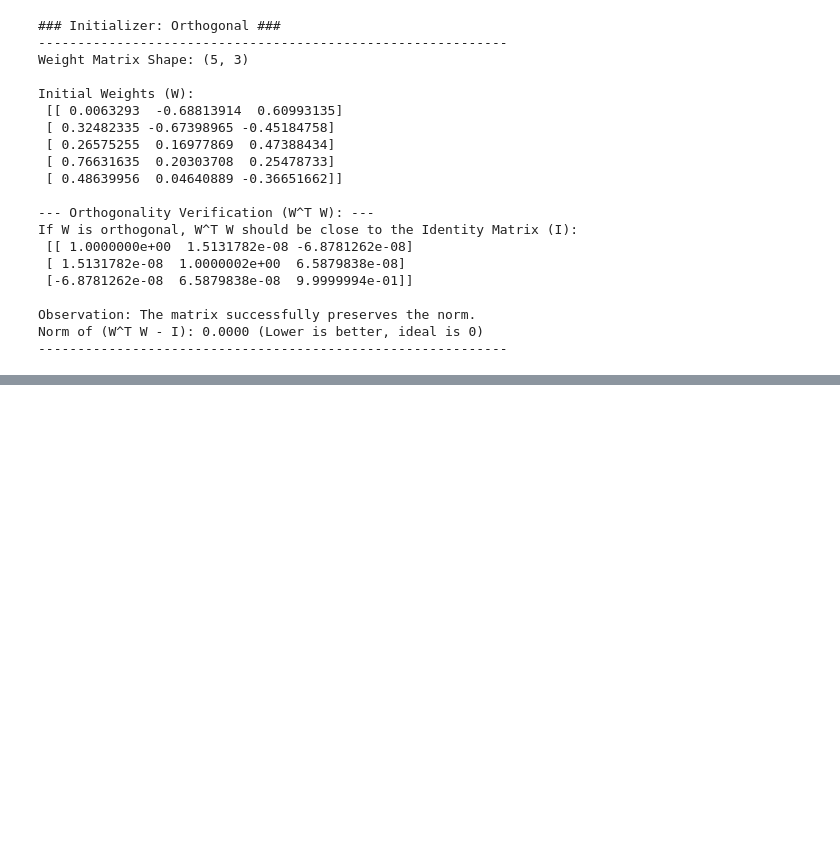
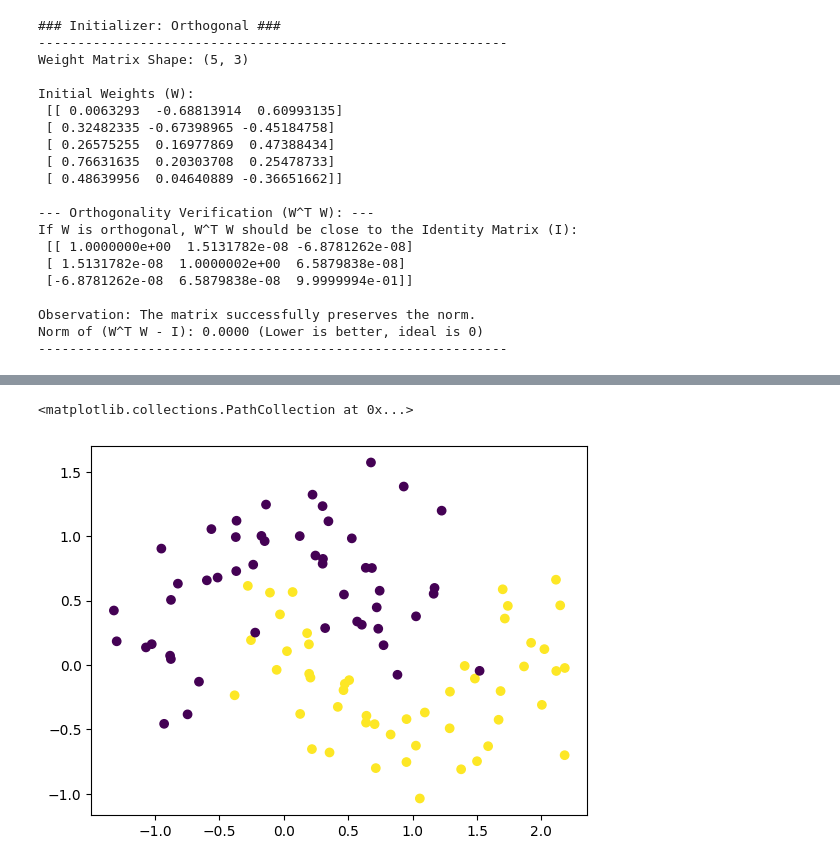
Before and after one commit to Naman-Agrawal19/DL, a Jupyter notebook: weight_initialization_techniques.ipynb, the cells around one changed output, grey strips where cells are left out. Cells and saved outputs as stored; diff of their text form; code cells hidden in the pictures; blank space fills up the shorter version.

```diff
--- a/weight_initialization_techniques.ipynb
+++ b/weight_initialization_techniques.ipynb
@@ -691,0 +701,3 @@ Norm of (W^T W - I): 0.0000 (Lower is better, ideal is 0)
+# %%
+df = pd.read_csv('https://raw.githubusercontent.com/Adityarajora/Complete-KNN-visualization/refs/heads/master/1.ushape.csv')
+df.columns = ['X', 'Y', 'class']
@@ -691,0 +713,5 @@ Norm of (W^T W - I): 0.0000 (Lower is better, ideal is 0)
+# %%
+plt.scatter(df['X'],df['Y'],c=df['class'])
+# %% [output]
+<matplotlib.collections.PathCollection at 0x...>
+[figure, added]
```
Also changed, not shown: parts of 25 cells of this notebook.
